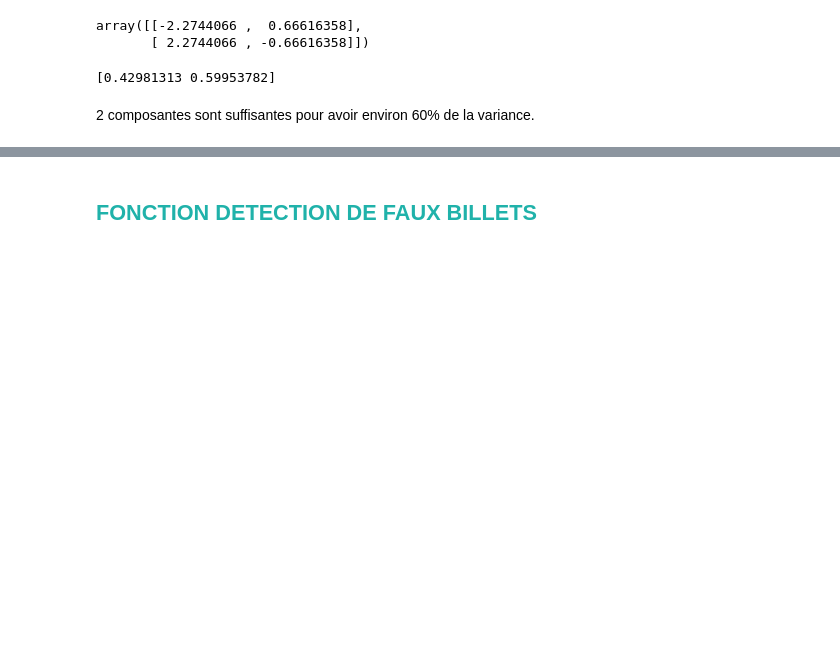
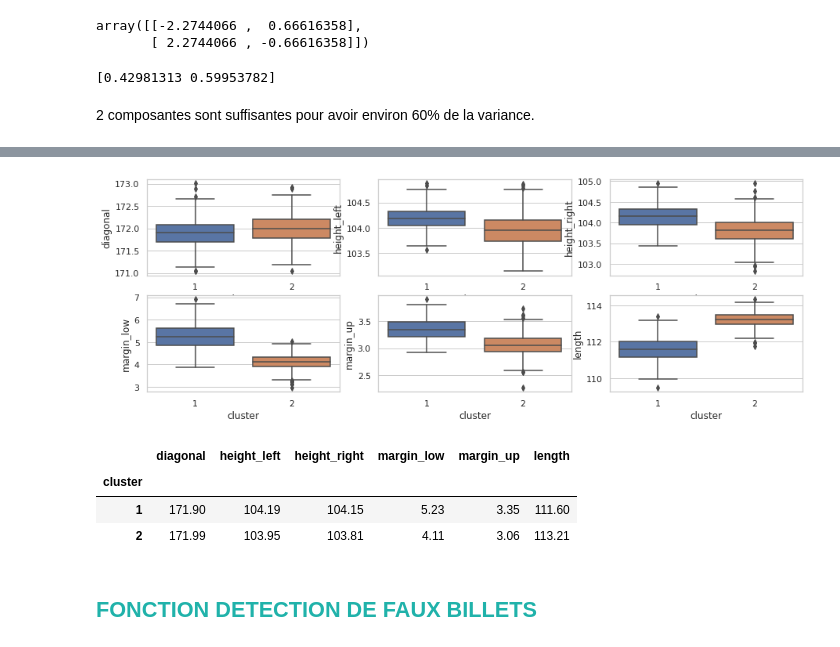
Before and after one commit to Randasabag/Detectez-des-faux-billets-avec-R-ou-Python, a Jupyter notebook: P10.ipynb, the cells around one changed output, grey strips where cells are left out. Cells and saved outputs as stored; diff of their text form; code cells hidden in the pictures; blank space fills up the shorter version.

```diff
--- a/P10.ipynb
+++ b/P10.ipynb
@@ -1501,0 +1518,9 @@ print(pca.explained_variance_ratio_.cumsum())
+# %%
+# On récupère les données du dendrogramme
+# puis on crée un DataFrame avec la liste des billets associés à leur cluster
+
+cluster = fcluster(Z, t=2, criterion='maxclust')
+billets_clustered = pd.DataFrame({'code_billet' : X_train_cah.index.tolist(),
+                             'cluster' : cluster})
+billets_clustered = billets_clustered.sort_values(['cluster', 'code_billet'])
+billets_clustered
@@ -1501,0 +1541,4 @@ print(pca.explained_variance_ratio_.cumsum())
+# %%
+#jointure du dataframe avec la colonne cluster
+billets_clustered = pd.merge(X_train_cah, billets_clustered, on='code_billet')
+billets_clustered.head()
@@ -1502,3 +1552,41 @@ print(pca.explained_variance_ratio_.cumsum())
+# %%
+#Comparaison visuelle des groupes par Boxplot, en abscisse les numéros des groupes
+plt.figure(figsize=(15, 5))
+sns.set(style="whitegrid")
+plt.subplot(2, 3, 1)
+
+plt.subplot(231)
+sns.boxplot(data=billets_clustered, x='cluster', y='diagonal')
+
+plt.subplot(232)
+sns.boxplot(data=billets_clustered, x='cluster', y='height_left')
+
+plt.subplot(233)
+sns.boxplot(data=billets_clustered, x='cluster', y='height_right')
+
+plt.subplot(234)
+sns.boxplot(data=billets_clustered, x='cluster', y='margin_low')
+
+plt.subplot(235)
+sns.boxplot(data=billets_clustered, x='cluster', y='margin_up')
+
+plt.subplot(236)
+sns.boxplot(data=billets_clustered, x='cluster', y='length')
+
+plt.savefig("boxplots.png")
+plt.show()
+# %% [output]
+[figure, added]
+# %%
+#Création du dataframe des moyennes pour chaque cluster et comparaison pour sélectionner les clusters intéressants
+#pour notre projet
+X_train_cah_mean=billets_clustered.groupby('cluster').mean().round(decimals=2).drop(['code_billet'], axis=1)
+X_train_cah_mean.head()
+# %% [output]
+|  | diagonal | height_left | height_right | margin_low | margin_up | length |
+| cluster |  |  |  |  |  |  |
+| 1 | 171.90 | 104.19 | 104.15 | 5.23 | 3.35 | 111.60 |
+| 2 | 171.99 | 103.95 | 103.81 | 4.11 | 3.06 | 113.21 |
 # %% [markdown]
 ## <a name="C27"><font color='LightSeaGreen'>FONCTION DETECTION DE FAUX BILLETS</font></a>
 # %%
```
Also changed, not shown: parts of 24 cells of this notebook.
